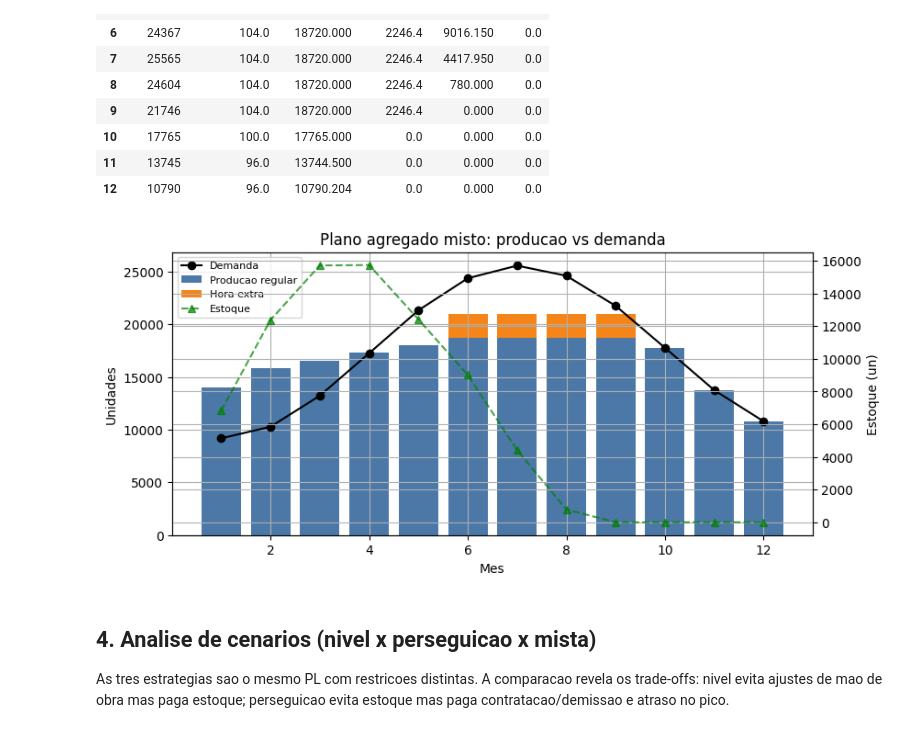
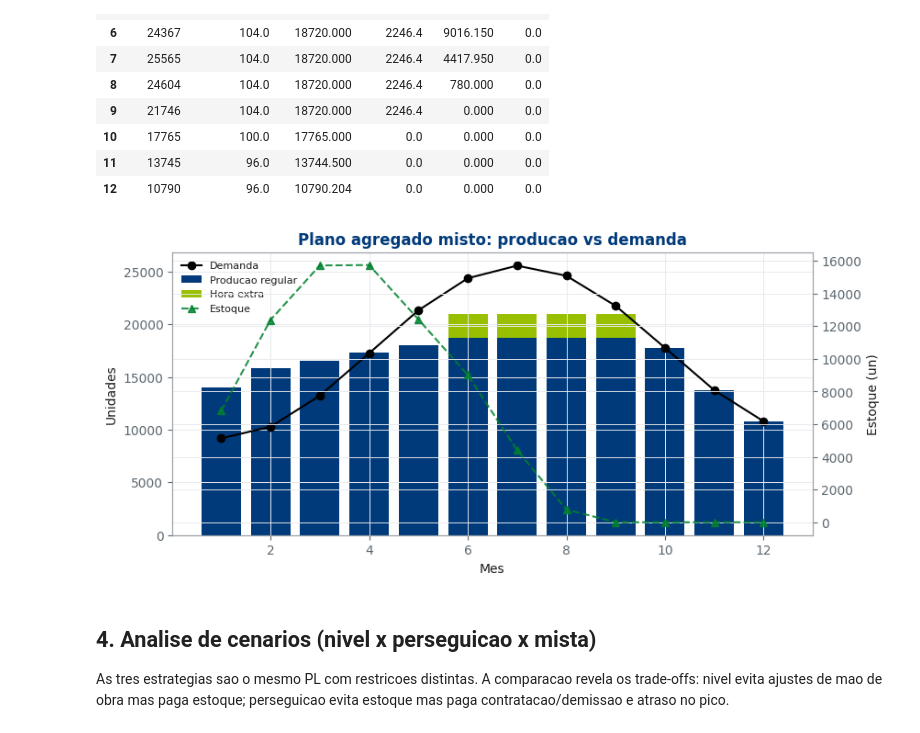
Before and after one commit to tiagondim-cpu/projeto-final-pcp, a Jupyter notebook: notebooks/projeto_pcp.ipynb, the cells around one changed output. Cells and saved outputs as stored; diff of their text form; code cells hidden in the pictures.

```diff
--- a/notebooks/projeto_pcp.ipynb
+++ b/notebooks/projeto_pcp.ipynb
@@ -37,9 +37,11 @@ from parametros import (demanda_esperada, demanda_simulada, serie_historica,
                         CUSTOS, CAPACIDADE, HORIZONTE_MESES,
                         NIVEL_SERVICO_ALVO, Z_NIVEL_SERVICO, DEMANDA)
 from modelo import resolve_pap
+import estilo
+from estilo import C_REGULAR, C_EXTRA, C_ESTOQUE, C_DESTAQUE, C_REF
+estilo.aplicar_estilo()
 
 plt.rcParams['figure.figsize'] = (9, 4)
-plt.rcParams['axes.grid'] = True
 print(f'SEED = {SEED} | horizonte = {HORIZONTE_MESES} meses | '
       f'nivel de servico alvo = {NIVEL_SERVICO_ALVO:.0%}')
 # %% [output]
@@ -250,20 +252,20 @@ Status: Optimal | Custo total relevante: R$ 4,915,334
 | 12 | 10790 | 96.0 | 10790.204 | 0.0 | 0.000 | 0.0 |
 # %%
 fig, ax1 = plt.subplots()
-ax1.bar(meses, plano['prod_regular'], color='#4C78A8', label='Producao regular')
+ax1.bar(meses, plano['prod_regular'], color=C_REGULAR, label='Producao regular')
 ax1.bar(meses, plano['hora_extra'], bottom=plano['prod_regular'],
-        color='#F58518', label='Hora extra')
+        color=C_EXTRA, label='Hora extra')
 ax1.plot(meses, plano['demanda'], 'k-o', label='Demanda')
 ax1.set(xlabel='Mes', ylabel='Unidades', title='Plano agregado misto: producao vs demanda')
 ax2 = ax1.twinx()
-ax2.plot(meses, plano['estoque'], 'g--^', alpha=0.7, label='Estoque')
+ax2.plot(meses, plano['estoque'], '--^', color=C_ESTOQUE, alpha=0.85, label='Estoque')
 ax2.set_ylabel('Estoque (un)')
 h1, l1 = ax1.get_legend_handles_labels()
 h2, l2 = ax2.get_legend_handles_labels()
 ax1.legend(h1 + h2, l1 + l2, loc='upper left', fontsize=8)
 plt.show()
 # %% [output]
-[figure, old version]
+[figure, new version]
 # %% [markdown]
 ## 4. Analise de cenarios (nivel x perseguicao x mista)
 
```
Also changed, not shown: parts of 10 cells of this notebook, 20 other files.
